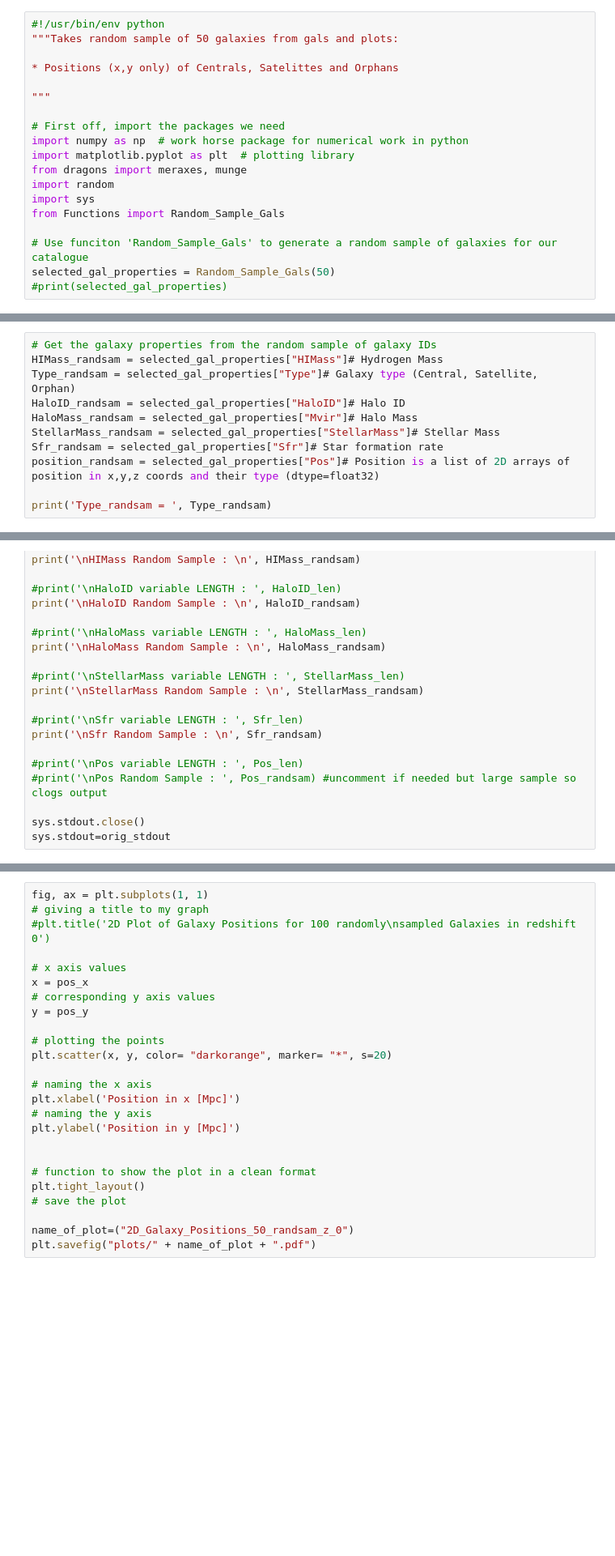
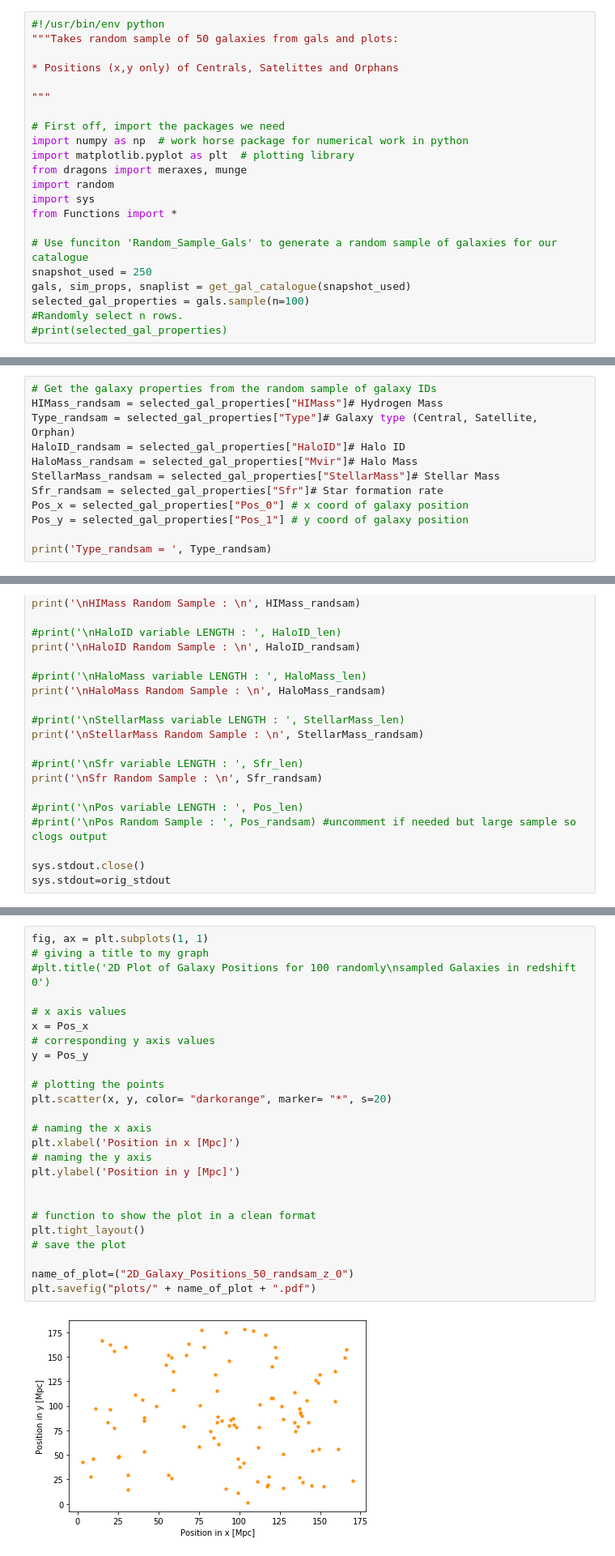
Before and after one commit to AliceEMaffs/DRAGONS_Project, a Jupyter notebook: Positions_Gals_Plot.ipynb, the cells around one changed output, grey strips where cells are left out. Shown: that part at 81% size. Cells and saved outputs as stored; diff of their text form; blank space fills up the shorter version.

```diff
--- a/Positions_Gals_Plot.ipynb
+++ b/Positions_Gals_Plot.ipynb
@@ -12,8 +12,11 @@ import matplotlib.pyplot as plt  # plotting library
 from dragons import meraxes, munge
 import random
 import sys
-from Functions import Random_Sample_Gals
+from Functions import *
 
 # Use funciton 'Random_Sample_Gals' to generate a random sample of galaxies for our catalogue
-selected_gal_properties = Random_Sample_Gals(50)
+snapshot_used = 250
+gals, sim_props, snaplist = get_gal_catalogue(snapshot_used)
+selected_gal_properties = gals.sample(n=100)
+#Randomly select n rows.
 #print(selected_gal_properties)
@@ -27,6 +28,7 @@ HaloID_randsam = selected_gal_properties["HaloID"]# Halo ID
 HaloMass_randsam = selected_gal_properties["Mvir"]# Halo Mass
 StellarMass_randsam = selected_gal_properties["StellarMass"]# Stellar Mass
 Sfr_randsam = selected_gal_properties["Sfr"]# Star formation rate
-position_randsam = selected_gal_properties["Pos"]# Position is a list of 2D arrays of position in x,y,z coords and their type (dtype=float32)
+Pos_x = selected_gal_properties["Pos_0"] # x coord of galaxy position
+Pos_y = selected_gal_properties["Pos_1"] # y coord of galaxy position
 
 print('Type_randsam = ', Type_randsam)
@@ -111,28 +135,30 @@ print('pos_y = \n', pos_y)
 # %%
 fig, ax = plt.subplots(1, 1)
 # giving a title to my graph
 #plt.title('2D Plot of Galaxy Positions for 100 randomly\nsampled Galaxies in redshift 0')
 
 # x axis values
-x = pos_x
+x = Pos_x
 # corresponding y axis values
-y = pos_y
+y = Pos_y
 
 # plotting the points
 plt.scatter(x, y, color= "darkorange", marker= "*", s=20)
 
 # naming the x axis
 plt.xlabel('Position in x [Mpc]')
 # naming the y axis
 plt.ylabel('Position in y [Mpc]')
 
 
 # function to show the plot in a clean format
 plt.tight_layout()
 # save the plot
 
 name_of_plot=("2D_Galaxy_Positions_50_randsam_z_0")
 plt.savefig("plots/" + name_of_plot + ".pdf")
+# %% [output]
+[figure, added]
 # %%
 # Now lets try and separately plot the different types of galaxies
 # Central (0), Satelitte (1) and Orphan (2)
```
Also changed, not shown: parts of 5 cells of this notebook, 6 other files.
